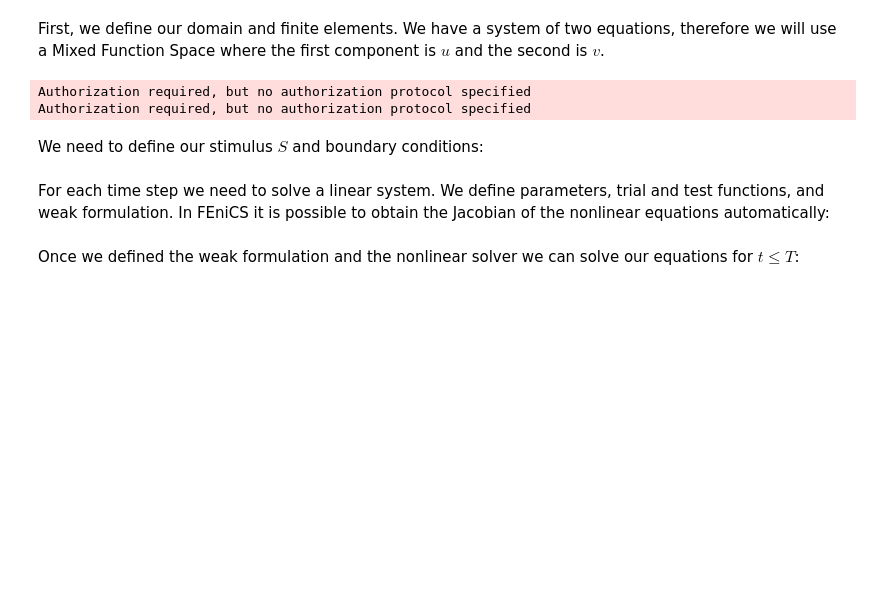
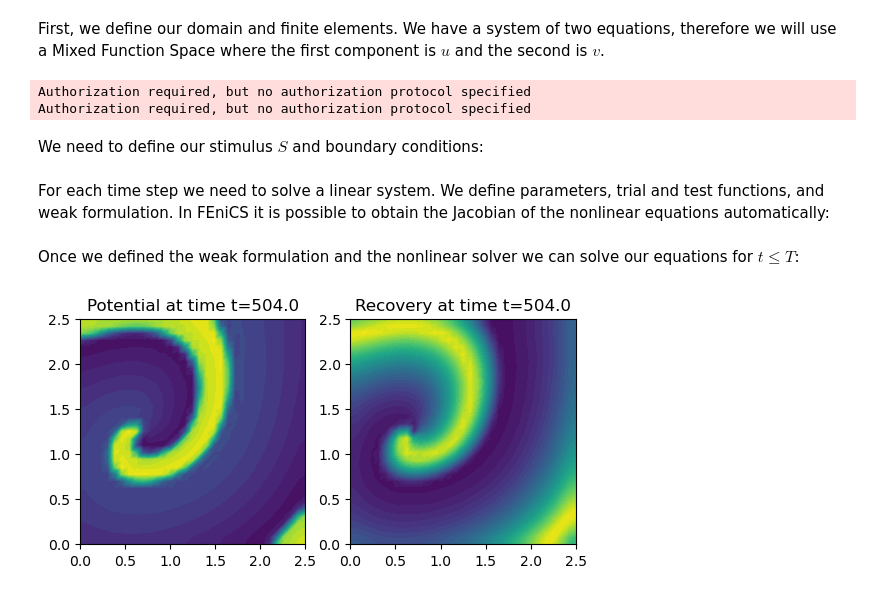
Before and after one commit to Simula-SSCP/SSCP_2024_lectures, a Jupyter notebook: L13 (FEniCS Electrophysiology)/L05 - FitzhughNagumo-Solution.ipynb, the cells around one changed output. Cells and saved outputs as stored; diff of their text form; code cells hidden in the pictures; blank space fills up the shorter version.

```diff
--- a/L13 (FEniCS Electrophysiology)/L05 - FitzhughNagumo-Solution.ipynb
+++ b/L13 (FEniCS Electrophysiology)/L05 - FitzhughNagumo-Solution.ipynb
@@ -149,7 +149,7 @@ def solve_single_timestep(Up, t, dt, theta=1):
 # %% [markdown]
 Once we defined the weak formulation and the nonlinear solver we can solve our equations for $t \leq T$:
 # %%
-import tqdm
+import tqdm.notebook
 # initial conditions
 U = Function(ME)
 
@@ -165,7 +165,7 @@ T = 500
 
 U_sol = {}
 n = 0
-progress_bar_solver = tqdm.tqdm(int(T/dt), desc="Solving time dependent problem")
+progress_bar_solver = tqdm.notebook.tqdm(int(T/dt), desc="Solving time dependent problem")
 while t <= T:
     progress_bar_solver.update(1)
 
@@ -195,31 +195,33 @@ fig = plt.figure()
 
 N_frames = len(U_sol.keys())
 
 def animate(i, progress_bar):
     progress_bar.update(1)
     t, U = U_sol[i+1]
 
     pylab.subplot(1, 2, 1)
     c1 = plot(U.sub(0)).collections
     plt.title(f"Potential at time t={t:0>4}")
 
     pylab.subplot(1, 2, 2)
     c2 = plot(U.sub(1)).collections
     plt.title(f"Recovery at time t={t:0>4}")
 
     return itertools.chain(c1, c2)
 
-progress_bar = tqdm.tqdm(total=N_frames, desc="Creating animation")
+progress_bar = tqdm.notebook.tqdm(total=N_frames, desc="Creating animation")
 anim = animation.FuncAnimation(fig, partial(animate, progress_bar=progress_bar),
                                frames=len(U_sol.keys()), interval=100, blit=True)
 
 
 # cool animation
 HTML(anim.to_jshtml())
 progress_bar.close()
 
 
 # slidable movie
 # slider = IntSlider(min=min(U_sol.keys())-1, max=max(U_sol.keys())-1,continuous_update=False)
 # slider.layout.width = "80%"
 # interact(animate,i=slider)
+# %% [output]
+[figure, added]
```
